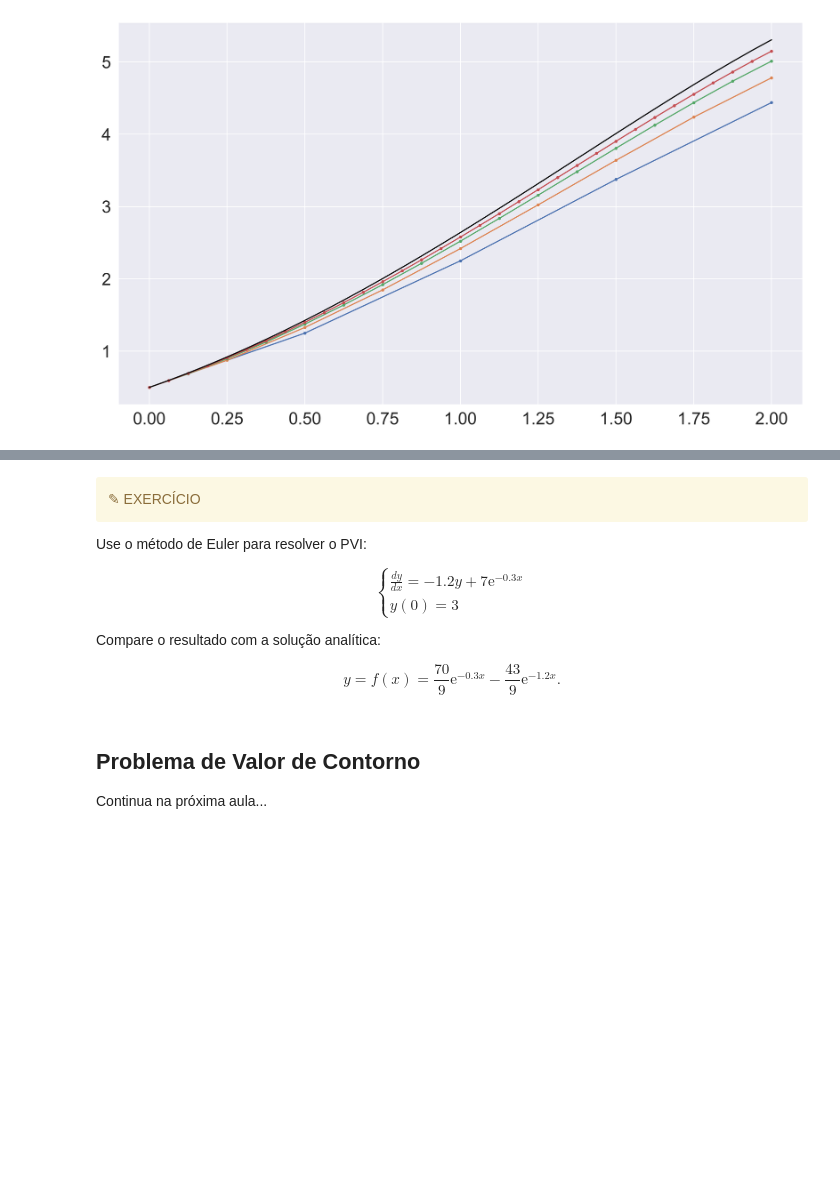
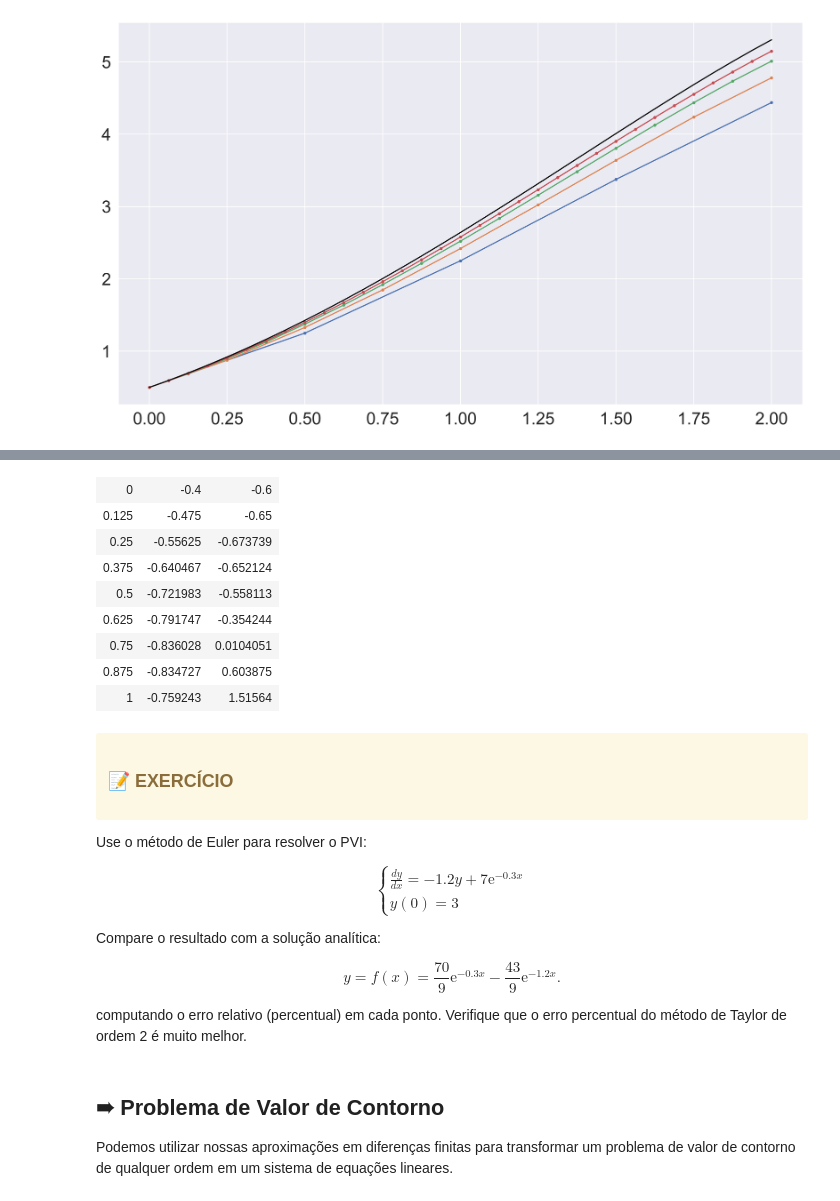
Before and after one commit to bgeneto/MCA, a Jupyter notebook: notebooks/mca09.ipynb, the cells around one changed output, grey strips where cells are left out. Cells and saved outputs as stored; diff of their text form; code cells hidden in the pictures; blank space fills up the shorter version.

```diff
--- a/notebooks/mca09.ipynb
+++ b/notebooks/mca09.ipynb
@@ -154,6 +274,47 @@ plt.show()
+# %%
+from tabulate import tabulate
+
+# número de subintervalos
+n = 8
+
+# intervalo de integração
+a = 0
+b = 1
+
+# pontos da malha
+t = np.linspace(a, b, n + 1)
+
+# passo da malha
+h = t[1] - t[0]
+
+# solução aproximada inicializada com zeros
+u1 = np.zeros(len(t))
+u2 = np.zeros(len(t))
+
+# condições iniciais
+u1[0] = -0.4
+u2[0] = -0.6
+
+# solução aproximada (via método de Euler)
+for i in range(0, n):
+    u1[i + 1] = u1[i] + h * u2[i]
+    u2[i + 1] = u2[i] + h * (np.exp(2*t[i])*np.sin(t[i]) - 2*u1[i] + 2*u2[i])
+
+# exibe a solução aproximada em formato de tabela
+tabulate(np.transpose([t,u1,u2]), tablefmt='html')
+# %% [output]
+| 0 | -0.4 | -0.6 |
+| 0.125 | -0.475 | -0.65 |
+| 0.25 | -0.55625 | -0.673739 |
+| 0.375 | -0.640467 | -0.652124 |
+| 0.5 | -0.721983 | -0.558113 |
+| 0.625 | -0.791747 | -0.354244 |
+| 0.75 | -0.836028 | 0.0104051 |
+| 0.875 | -0.834727 | 0.603875 |
+| 1 | -0.759243 | 1.51564 |
 # %% [markdown]
 <div class="alert alert-block alert-warning">
-✎ EXERCÍCIO
+<h3>📝 EXERCÍCIO</h3>
 </div>
 
  Use o método de Euler para resolver o PVI:
@@ -168,8 +329,10 @@ Compare o resultado com a solução analítica:
 $$
 y = f(x) = \frac{70}{9}\text{e}^{-0.3x} - \frac{43}{9}\text{e}^{-1.2x}.
 $$
+
+computando o erro relativo (percentual) em cada ponto. Verifique que o erro percentual do método de Taylor de ordem 2 é muito melhor.
 # %% [markdown]
-## Problema de Valor de Contorno
+## ➠ Problema de Valor de Contorno
 
-Continua na próxima aula...
+Podemos utilizar nossas aproximações em diferenças finitas para transformar um problema de valor de contorno de qualquer ordem em um sistema de equações lineares.
 # %%
```
Also changed, not shown: parts of 10 cells of this notebook, 1 other file.
